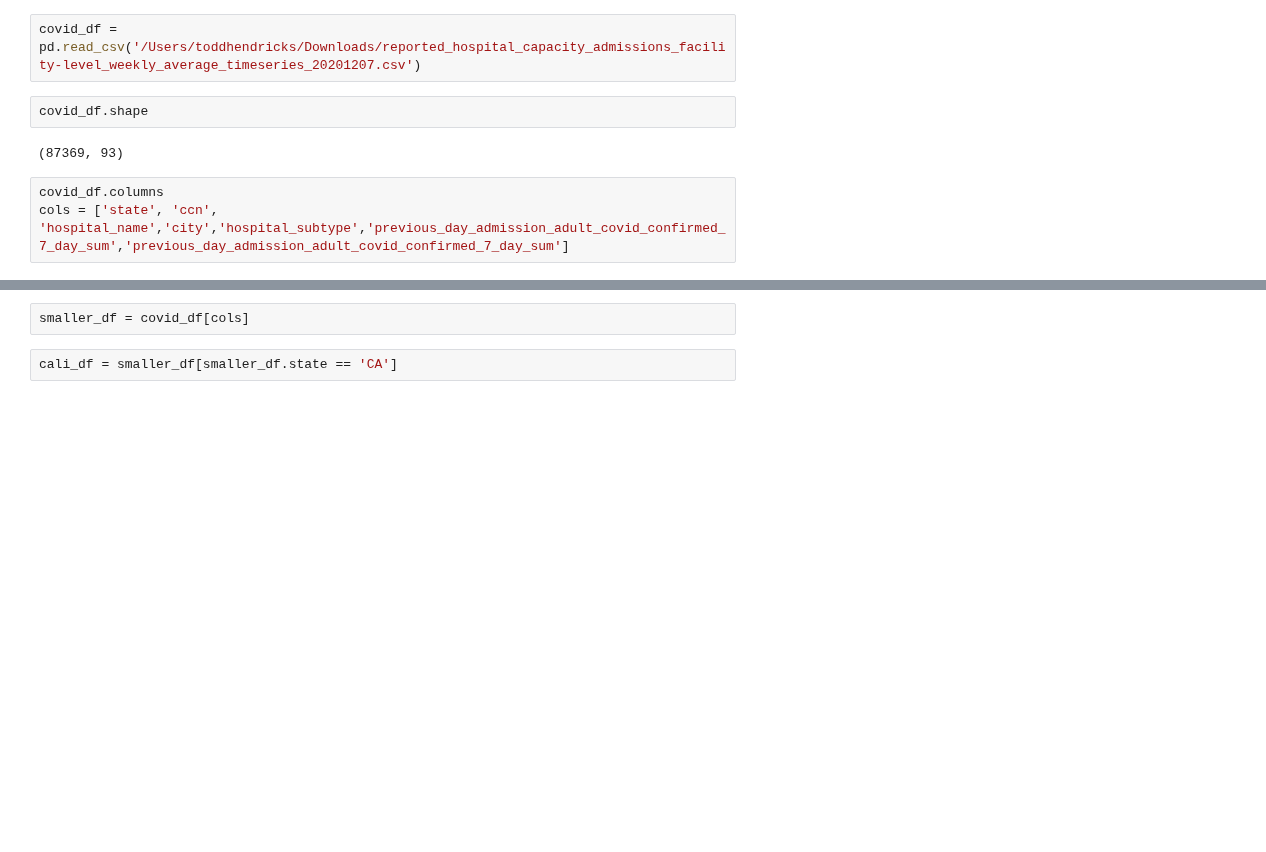
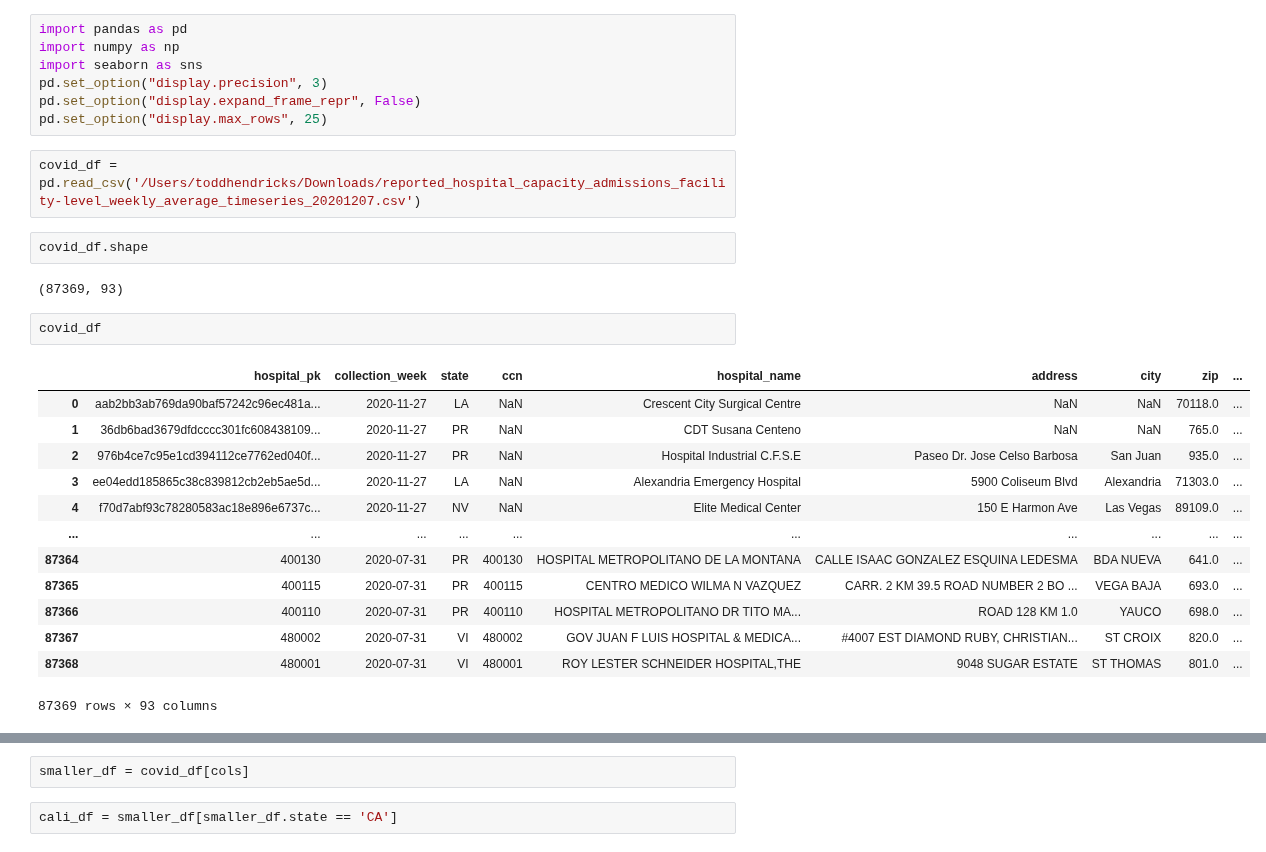
Before and after one commit to tahentx/pv_workbook, a Jupyter notebook: datascience/misc/c19_capacity.ipynb, the cells around one changed output, grey strips where cells are left out. Cells and saved outputs as stored; diff of their text form; blank space fills up the shorter version.

```diff
--- a/datascience/misc/c19_capacity.ipynb
+++ b/datascience/misc/c19_capacity.ipynb
@@ -3,9 +1,29 @@ import pandas as pd
+# %%
+import pandas as pd
+import numpy as np
+import seaborn as sns
+pd.set_option("display.precision", 3)
+pd.set_option("display.expand_frame_repr", False)
+pd.set_option("display.max_rows", 25)
 # %%
 covid_df = pd.read_csv('/Users/toddhendricks/Downloads/reported_hospital_capacity_admissions_facility-level_weekly_average_timeseries_20201207.csv')
 # %%
 covid_df.shape
 # %% [output]
 (87369, 93)
-# %%
-covid_df.columns
-cols = ['state', 'ccn', 'hospital_name','city','hospital_subtype','previous_day_admission_adult_covid_confirmed_7_day_sum','previous_day_admission_adult_covid_confirmed_7_day_sum']
+# %%
+covid_df
+# %% [output]
+|  | hospital_pk | collection_week | state | ccn | hospital_name | address | city | zip | ... |
+| 0 | aab2bb3ab769da90baf57242c96ec481a... | 2020-11-27 | LA | NaN | Crescent City Surgical Centre | NaN | NaN | 70118.0 | ... |
+| 1 | 36db6bad3679dfdcccc301fc608438109... | 2020-11-27 | PR | NaN | CDT Susana Centeno | NaN | NaN | 765.0 | ... |
+| 2 | 976b4ce7c95e1cd394112ce7762ed040f... | 2020-11-27 | PR | NaN | Hospital Industrial C.F.S.E | Paseo Dr. Jose Celso Barbosa | San Juan | 935.0 | ... |
+| 3 | ee04edd185865c38c839812cb2eb5ae5d... | 2020-11-27 | LA | NaN | Alexandria Emergency Hospital | 5900 Coliseum Blvd | Alexandria | 71303.0 | ... |
+| 4 | f70d7abf93c78280583ac18e896e6737c... | 2020-11-27 | NV | NaN | Elite Medical Center | 150 E Harmon Ave | Las Vegas | 89109.0 | ... |
+| ... | ... | ... | ... | ... | ... | ... | ... | ... | ... |
+| 87364 | 400130 | 2020-07-31 | PR | 400130 | HOSPITAL METROPOLITANO DE LA MONTANA | CALLE ISAAC GONZALEZ ESQUINA LEDESMA | BDA NUEVA | 641.0 | ... |
+| 87365 | 400115 | 2020-07-31 | PR | 400115 | CENTRO MEDICO WILMA N VAZQUEZ | CARR. 2 KM 39.5 ROAD NUMBER 2 BO ... | VEGA BAJA | 693.0 | ... |
+| 87366 | 400110 | 2020-07-31 | PR | 400110 | HOSPITAL METROPOLITANO DR TITO MA... | ROAD 128 KM 1.0 | YAUCO | 698.0 | ... |
+| 87367 | 480002 | 2020-07-31 | VI | 480002 | GOV JUAN F LUIS HOSPITAL & MEDICA... | #4007 EST DIAMOND RUBY, CHRISTIAN... | ST CROIX | 820.0 | ... |
+| 87368 | 480001 | 2020-07-31 | VI | 480001 | ROY LESTER SCHNEIDER HOSPITAL,THE | 9048 SUGAR ESTATE | ST THOMAS | 801.0 | ... |
+87369 rows × 93 columns
```
Also changed, not shown: parts of 12 cells of this notebook.
